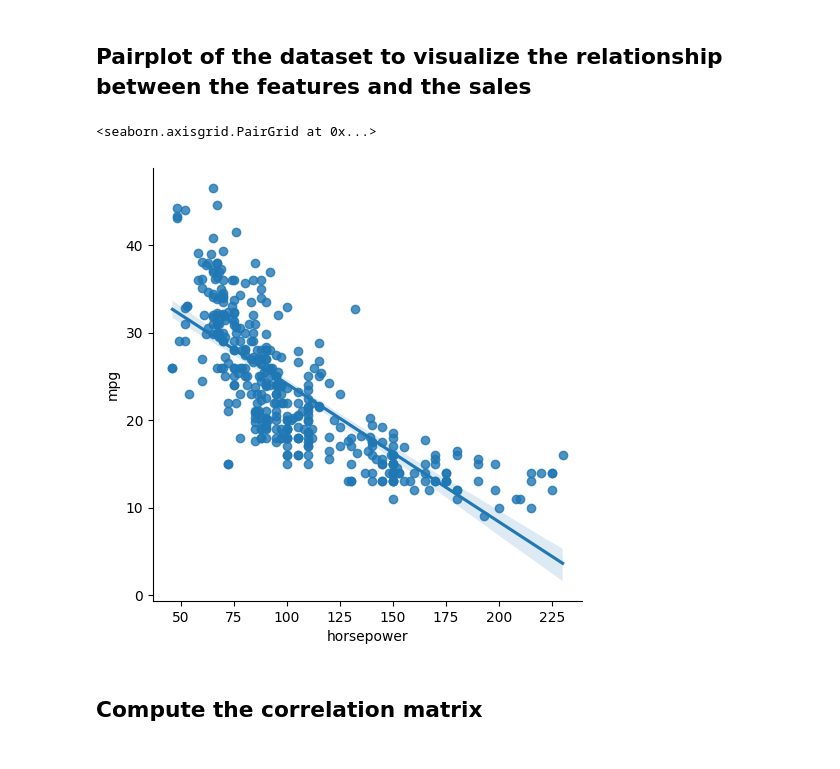
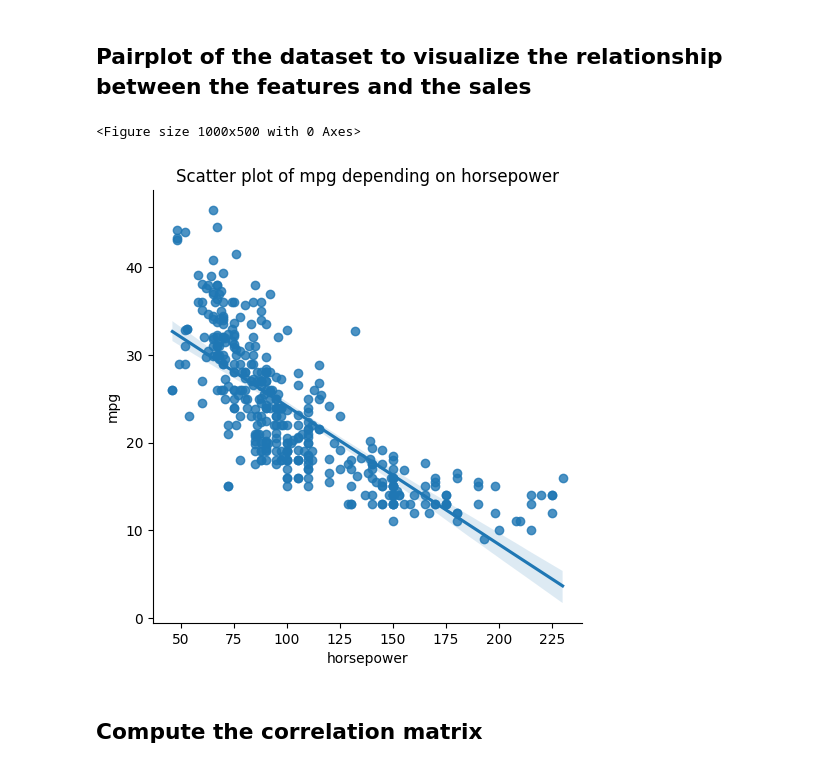
Before and after one commit to AlexisBalayre/multiple-linear-regression-project, a Jupyter notebook: assessment_auto-dataset.ipynb, the cells around one changed output. Drawn from its saved outputs; the diff is of its cells as text; code cells hidden in the pictures.

Commit message:
added legends to graph
Signed-off-by: Alexis Balayre <60859013+AlexisBal@users.noreply.github.com>

```diff
--- a/assessment_auto-dataset.ipynb
+++ b/assessment_auto-dataset.ipynb
@@ -62,17 +62,20 @@ auto_df.describe()
 ## Pairplot of the dataset to visualize the relationship between the features and the sales
 # %%
 # Plot raw data
+plt.figure(figsize=(10, 5))
 sns.pairplot(
     auto_df,
     x_vars=["horsepower"],
     y_vars=["mpg"],
     height=5,
     aspect=1,
     kind="reg",
 )
+plt.title("Scatter plot of mpg depending on horsepower")
+plt.show()
 # %% [output]
-<seaborn.axisgrid.PairGrid at 0x...>
+<Figure size 1000x500 with 0 Axes>
-[figure, old version]
+[figure, new version]
 # %% [markdown]
 ## Compute the correlation matrix
 # %%
```
Also changed, not shown: parts of 13 cells of this notebook.
